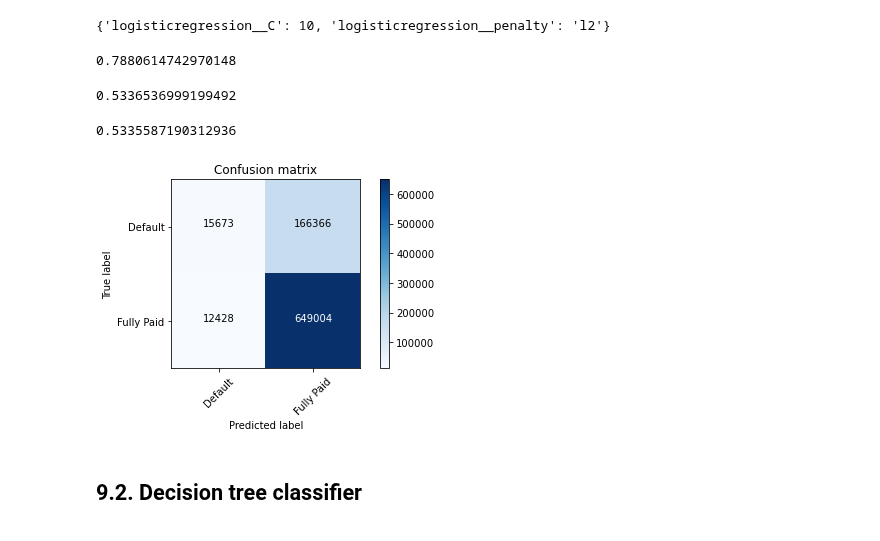
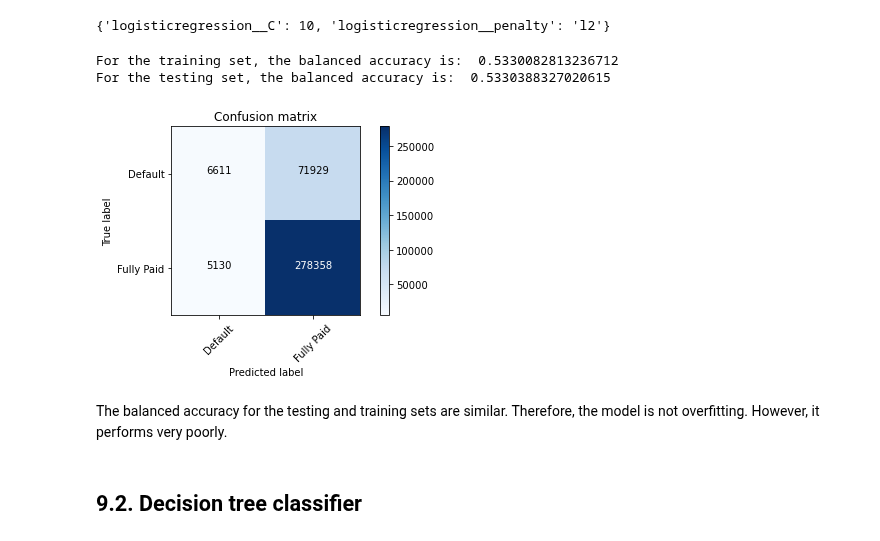
Before and after one commit to somayehY/SomayeYoussefi, a Jupyter notebook: LendingClub/LendingClub_preprocessing_modeling.ipynb, the cells around one changed output. Saved outputs shown, nothing was run; the diff lists cells and outputs as text; code cells hidden in the pictures.

```diff
--- a/LendingClub/LendingClub_preprocessing_modeling.ipynb
+++ b/LendingClub/LendingClub_preprocessing_modeling.ipynb
@@ -272,12 +269,9 @@ Now that we know the best hyperparameters for Logistic Regression, we will model
 lr_grid_cv.best_params_
 # %% [output]
 {'logisticregression__C': 10, 'logisticregression__penalty': 'l2'}
-# %%
-# Finding balanced accuracy score of the best hyperparameters
-lr_grid_cv.best_score_
-# %% [output]
-0.7880614742970148
 # %%
+# Fit the logistic regression model with tuned parameters
+
 model=LogisticRegression(penalty='l2',C=10,solver='newton-cg')
 pipeLrBest = make_pipeline(MinMaxScaler(), model)
 pipeLrBest.fit(X_train,y_train)
@@ -285,22 +279,23 @@ pipeLrBest.fit(X_train,y_train)
 y_pred = pipeLrBest.predict(X_train)
 y_pred =pd.Series(y_pred)
 
-cm = confusion_matrix(y_train, y_pred)
-plot_confusion_matrix(cm, title='Confusion matrix', cmap=plt.cm.Blues)
-
-print(balanced_accuracy_score(y_train, y_pred))
+print('For the training set, the balanced accuracy is: ', balanced_accuracy_score(y_train, y_pred))
 
 y_pred = pipeLrBest.predict(X_test)
 y_pred =pd.Series(y_pred)
 #roc_auc_score(y_test, y_pred)
-balanced_accuracy_score(y_test, y_pred)
+print('For the testing set, the balanced accuracy is: ', balanced_accuracy_score(y_test, y_pred))
 # %% [output]
-0.5336536999199492
+For the training set, the balanced accuracy is:  0.5330082813236712
+For the testing set, the balanced accuracy is:  0.5330388327020615
-0.5335587190312936
-[figure, removed]
 # %%
+# Plot the confusion matrix
 cm = confusion_matrix(y_test, y_pred)
-plot_confusion_matrix()
+plot_confusion_matrix(cm)
+# %% [output]
+[figure, added]
+# %% [markdown]
+The balanced accuracy for the testing and training sets are similar. Therefore, the model is not overfitting. However, it performs very poorly.
 # %% [markdown]
 ## 9.2. Decision tree classifier <a class='anchor' id='dt'></a>
 # %% [markdown]
```
Also changed, not shown: parts of 31 cells of this notebook.
